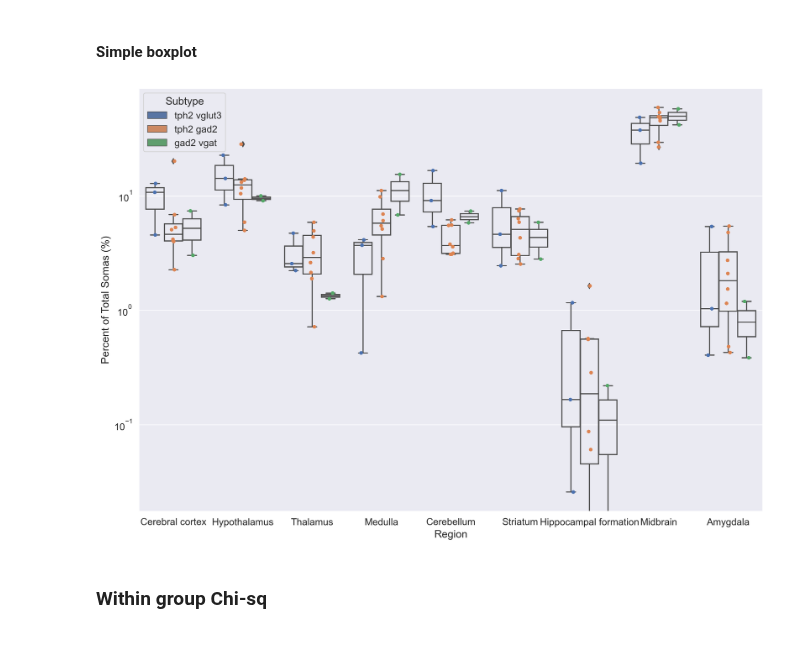
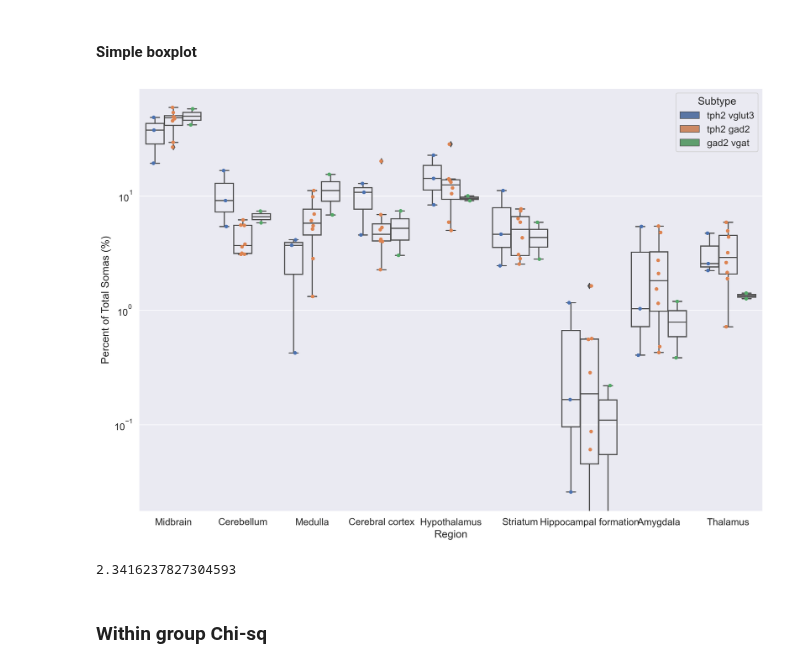
Before and after one commit to neurodata/brainlit, a Jupyter notebook: experiments/BrainLine/soma_analysis.ipynb, the cells around one changed output. Drawn from its saved outputs; the diff is of its cells as text; code cells hidden in the pictures.

Commit message:
heatmap diffs

```diff
--- a/experiments/BrainLine/soma_analysis.ipynb
+++ b/experiments/BrainLine/soma_analysis.ipynb
@@ -506,45 +529,59 @@ pcts = []
 ids = []
 subtypes = []
 
+regions = regions_coarse
+
 for brain_id in sd.brain_ids:
     subtype = sd.brain2paths[brain_id]["subtype"]
-    for region in regions_coarse:
+    for region in regions:
         pct = sd.region_graph.nodes[region][brain_id]/sd.region_graph.nodes[997][brain_id]*100
 
         pcts.append(pct)
         subtypes.append(subtype)
         ids.append(brain_id)
         region_names.append(sd.region_graph.nodes[region]["name"])
     for composite_region in composite_regions.keys():
         composite_region_regions = composite_regions[composite_region]
         total = 0
         for region in composite_region_regions:
             total += sd.region_graph.nodes[region][brain_id]
         pcts.append(total/sd.region_graph.nodes[997][brain_id]*100)
         subtypes.append(subtype)
         ids.append(brain_id)
         region_names.append(composite_region)
 
 data = {"Region": region_names, "Brain ID": ids, "Subtype": subtypes, "Percent of Total Somas (%)": pcts}
 df = pd.DataFrame(data=data)
 
+diffs = []
+for region_name in df["Region"].unique():
+    diff = np.abs(df[(df["Region"] == region_name) & (df["Subtype"] == "tph2 gad2")]["Percent of Total Somas (%)"].mean() - df[(df["Region"] == region_name) & (df["Subtype"] == "tph2 vglut3")]["Percent of Total Somas (%)"].mean())
+    diffs.append((region_name, diff))
+def second(e):
+    return e[1]
+diffs.sort(key=second, reverse=True)
+order = [e[0] for e in diffs]
 
 sns.set(font_scale=1.2)
 fig, ax = plt.subplots(1, 1, figsize=(13,9), dpi=300)
 fig_args = {
             "y": "Percent of Total Somas (%)",
             "x": "Region",
             "hue": "Subtype",
             "data": df,
             "dodge": True,
         }
-bplot = sns.stripplot(ax=ax, legend=False, **fig_args)
+bplot = sns.stripplot(ax=ax, legend=False, order=order, **fig_args)
 fig_args["boxprops"] = {'facecolor':'none'}
-bplot = sns.boxplot(ax=ax, **fig_args)
+bplot = sns.boxplot(ax=ax, order=order, **fig_args)
 bplot.set_yscale("log")
 fig.tight_layout()
 # %% [output]
-[figure, old version]
+[figure, new version]
+# %%
+df[(df["Region"] == region_name) & (df["Subtype"] == "tph2 gad2")]["Percent of Total Somas (%)"].mean()
+# %% [output]
+2.3416237827304593
 # %%
 sd.region_barchart(regions_coarse, composite_regions=composite_regions, normalize_region=872)
 # %% [markdown]
```
Also changed, not shown: parts of 3 cells of this notebook, 1 other file.
